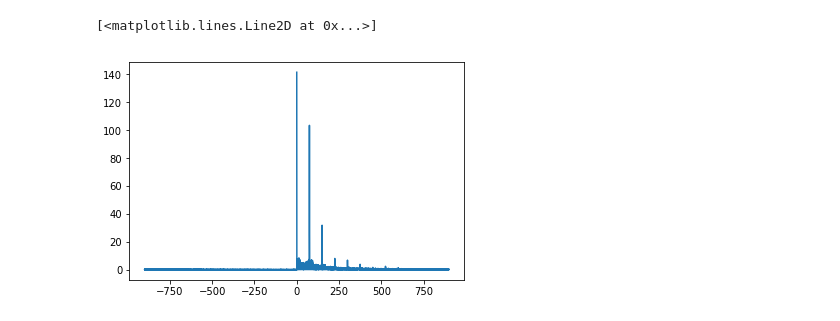
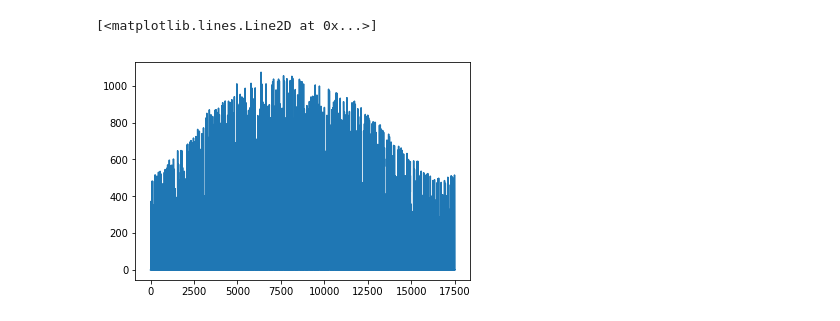
Before and after one commit to FlanFlanagan/solar_data, a Jupyter notebook: Untitled.ipynb, the cells around one changed output. Saved outputs shown, nothing was run; the diff lists cells and outputs as text; code cells hidden in the pictures.

```diff
--- a/Untitled.ipynb
+++ b/Untitled.ipynb
@@ -76,6 +139,5 @@ fast = abs(fast[:l])
-# %%
-p = fft.fftfreq(l, 1/1800)
-plt.plot(p, abs(fast)/17520)
-# %% [output]
-[<matplotlib.lines.Line2D at 0x...>]
-[figure, removed]
+# %%
+plt.plot(v3)
+# %% [output]
+[<matplotlib.lines.Line2D at 0x...>]
+[figure, added]
```
Also changed, not shown: parts of 9 cells of this notebook, 31 other files.
